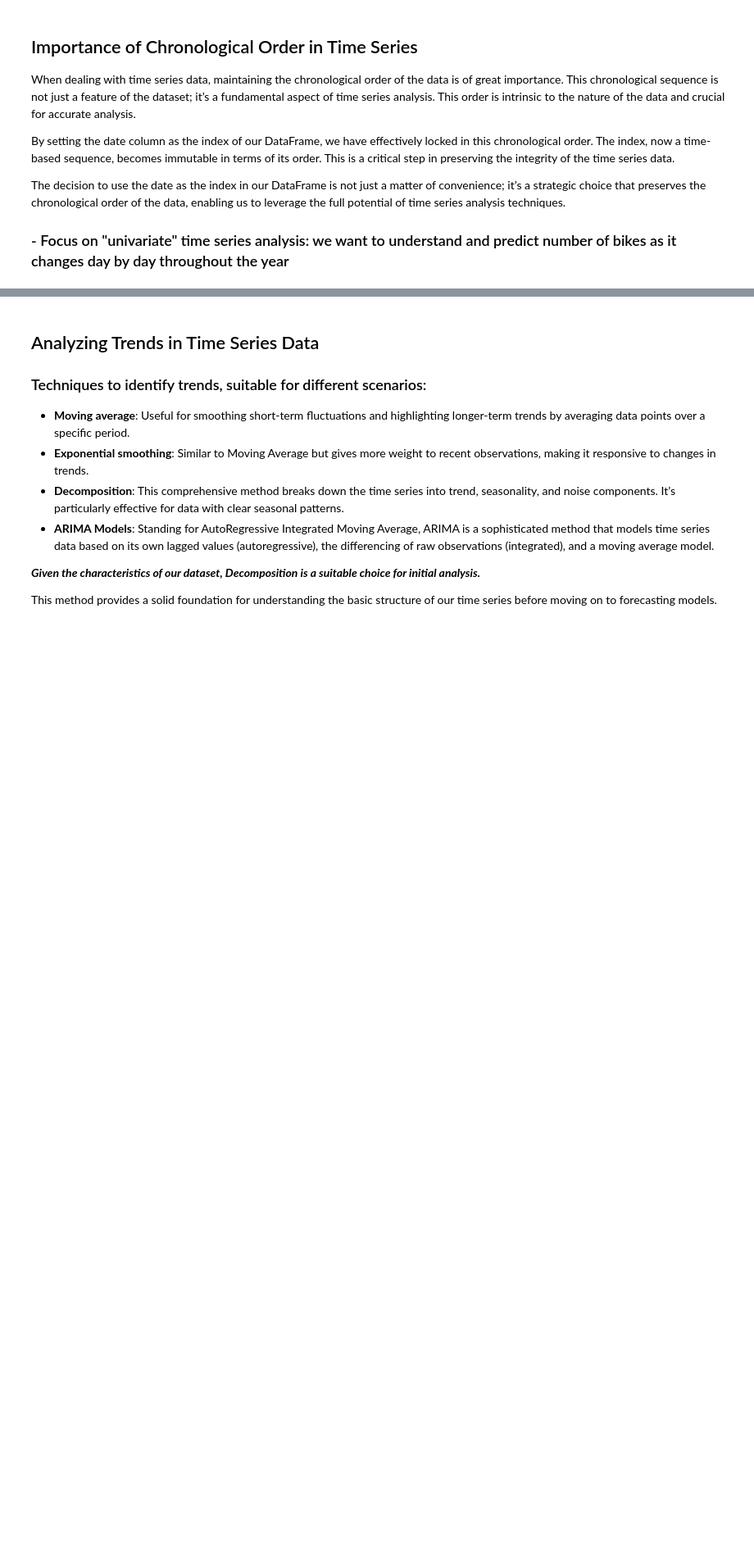
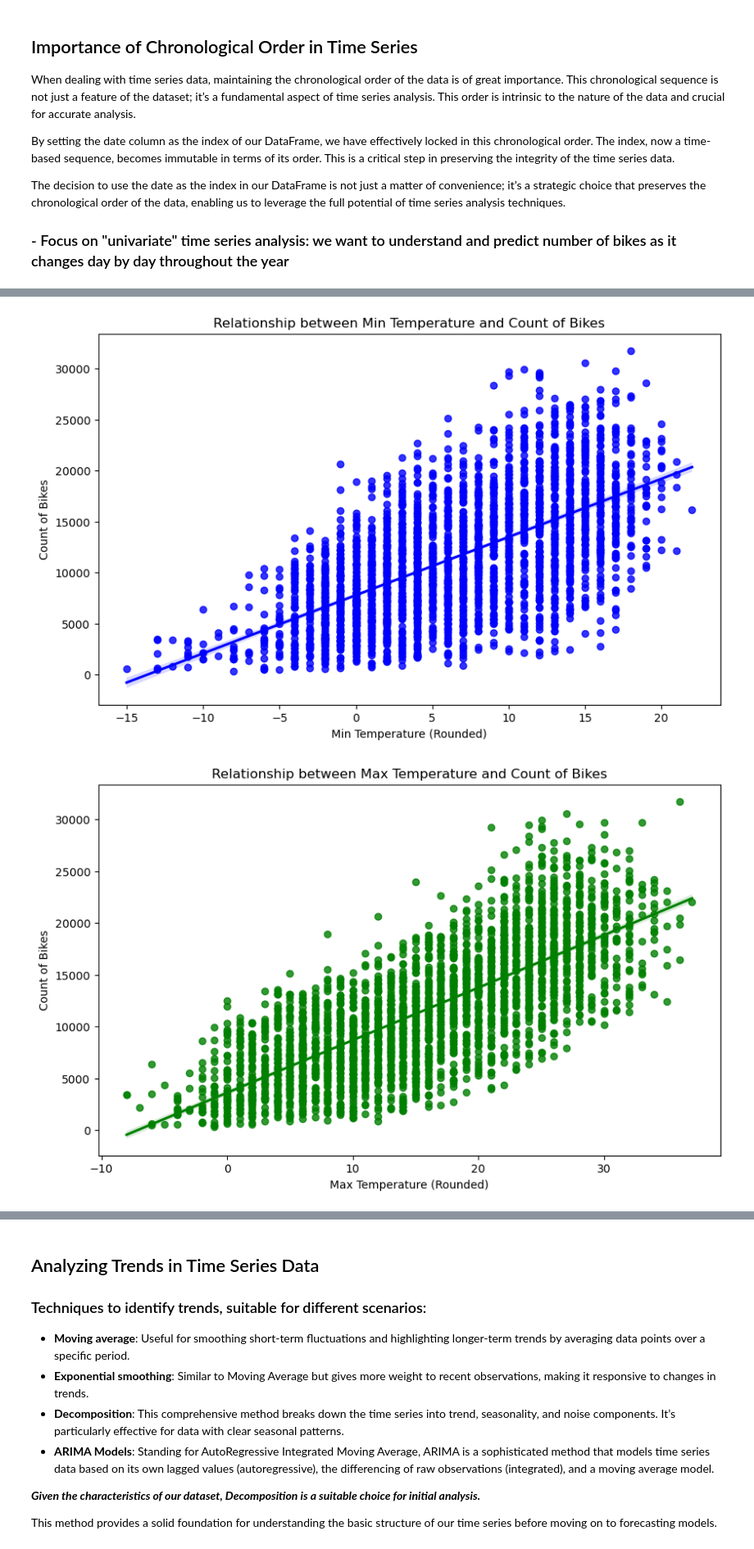
Before and after one commit to caropaezBSH/CaroPeThesis, a Jupyter notebook: Munich_Complete_Analysis/MunichAnalysis.ipynb, the cells around one changed output, grey strips where cells are left out. Shown at 82% size. Saved outputs shown, nothing was run; the diff lists cells and outputs as text; code cells hidden in the pictures; blank space fills up the shorter version.

Commit message:
included some plots related to rain-count and mintemp-count, maxtemp-count and average-count

```diff
--- a/Munich_Complete_Analysis/MunichAnalysis.ipynb
+++ b/Munich_Complete_Analysis/MunichAnalysis.ipynb
@@ -77,6 +55,7 @@ columns_to_drop = ['uhrzeit_start', 'uhrzeit_ende']
 
 # Drop the specified columns
 df_munich_v2 = df_munich.drop(columns=columns_to_drop)
+df_munich_v2 = df_munich_v2.sort_values(by='datum')
 df_munich_v2.info()
 df_munich_v2.to_csv('munich_bikes.csv', index=False)
 # %% [output]
@@ -223,9 +181,19 @@ The decision to use the date as the index in our DataFrame is not just a matter
 
 df_munich_all_locations['datum'] = pd.to_datetime(df_munich_all_locations['datum'])
 
+# Add columns for DayOfWeek and DayOfWeek_name
+df_munich_all_locations['DayOfWeek'] = df_munich_all_locations['datum'].dt.weekday
+df_munich_all_locations['DayOfWeek_name'] = df_munich_all_locations['datum'].dt.day_name()
+
 # Setting it as the intex of the df
 df_munich_all_locations.set_index('datum', inplace=True)
 
 # Check the modified df
-df_munich_all_locations.head()
+# df_munich_all_locations.head()
+# Assuming 'column_to_drop' is the name of the column you want to drop
+df_munich_all_locations.drop(columns=['bewoelkung', 'sonnenstunden'], inplace=True)
+
+
+# print(df_munich_all_locations)
+df_munich_all_locations.info()
 # %% [output]
@@ -238,0 +295,32 @@ df_munich_all_locations.head()
+# %%
+# Round the temperature values to the nearest integer
+df_munich_all_locations['min.temp_rounded'] = df_munich_all_locations['min.temp'].round()
+df_munich_all_locations['max.temp_rounded'] = df_munich_all_locations['max.temp'].round()
+df_munich_all_locations['average_temp'] = ((df_munich_all_locations['min.temp'] + df_munich_all_locations['max.temp']) / 2).round()
+
+# Plot 1: Relationship between rounded min.temp and count of bikes
+plt.figure(figsize=(10, 6))
+sns.regplot(x='min.temp_rounded', y='gesamt', data=df_munich_all_locations, color='blue')
+plt.xlabel('Min Temperature (Rounded)')
+plt.ylabel('Count of Bikes')
+plt.title('Relationship between Min Temperature and Count of Bikes')
+plt.show()
+
+# Plot 2: Relationship between rounded max.temp and count of bikes
+plt.figure(figsize=(10, 6))
+sns.regplot(x='max.temp_rounded', y='gesamt', data=df_munich_all_locations, color='green')
+plt.xlabel('Max Temperature (Rounded)')
+plt.ylabel('Count of Bikes')
+plt.title('Relationship between Max Temperature and Count of Bikes')
+plt.show()
+
+# Plot 3: Relationship between rounded average temperature and count of bikes
+plt.figure(figsize=(10, 6))
+sns.regplot(x='average_temp', y='gesamt', data=df_munich_all_locations, color='orange')
+plt.xlabel('Average Temperature (Rounded)')
+plt.ylabel('Count of Bikes')
+plt.title('Relationship between Average Temperature and Count of Bikes')
+plt.show()
+# %% [output]
+[figure, added]
+[figure, added]
```
Also changed, not shown: parts of 25 cells of this notebook, 1 other file.
